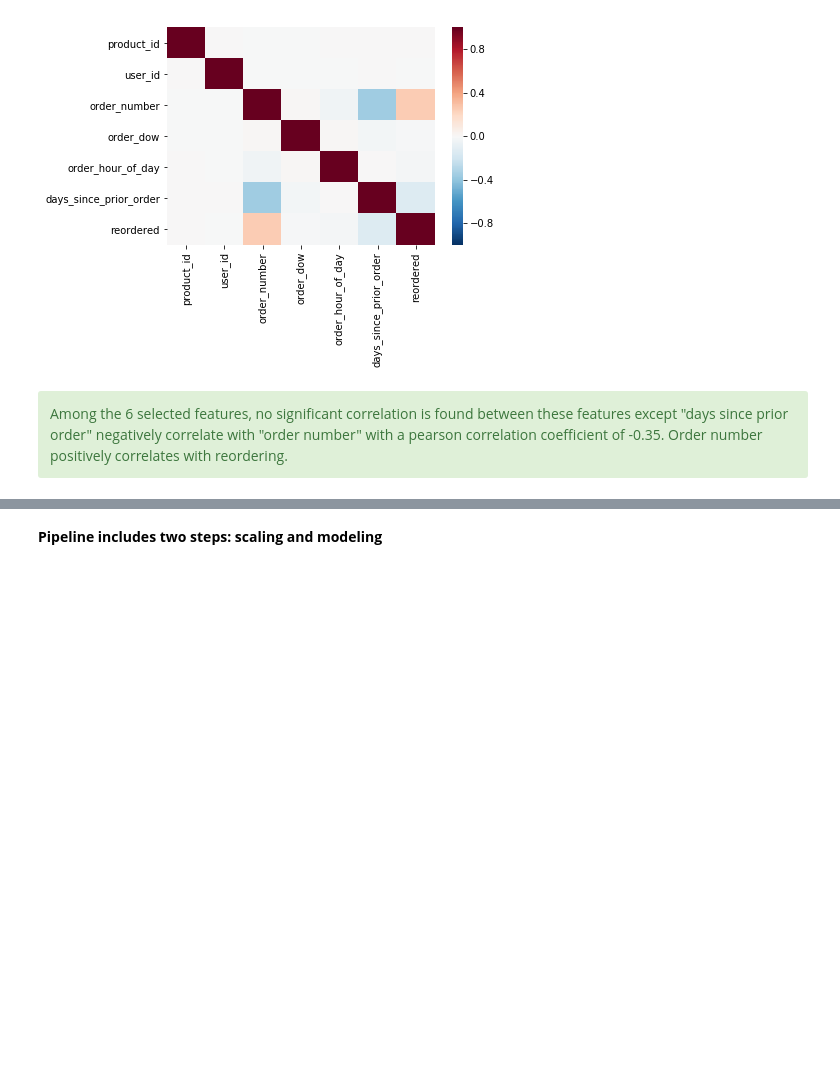
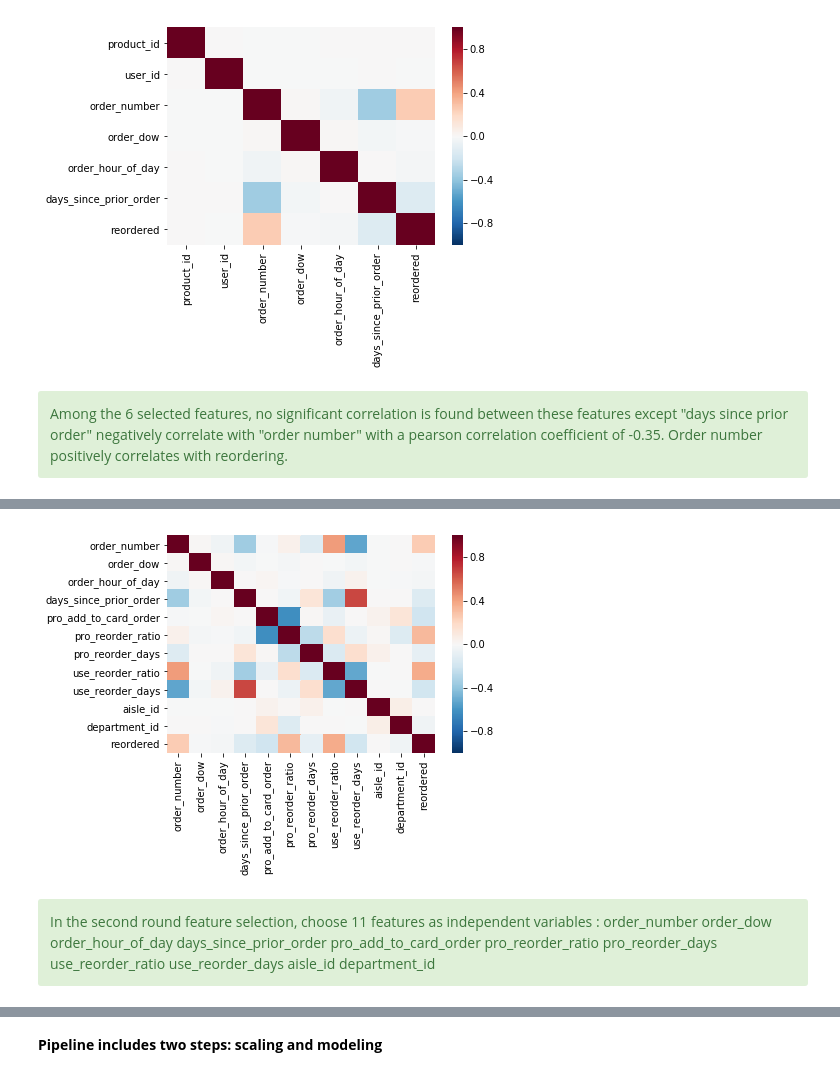
Before and after one commit to cfuther/Capstone-Project-1---Instacart, a Jupyter notebook: Capstone Project 1 - Predict Reorders.ipynb, the cells around one changed output, grey strips where cells are left out. Saved outputs shown, nothing was run; the diff lists cells and outputs as text; code cells hidden in the pictures; blank space fills up the shorter version.

```diff
--- a/Capstone Project 1 - Predict Reorders.ipynb
+++ b/Capstone Project 1 - Predict Reorders.ipynb
@@ -466,0 +467,8 @@ Among the 6 selected features, no significant correlation is found between these
+# %%
+# product properties
+# mean add to cart order of each product
+# product reorder ratio
+# product reorder time interval
+pro_fea = pr_ord.groupby(['product_id']).agg({'add_to_cart_order':np.mean,'reordered':np.mean,'days_since_prior_order':np.mean}).reset_index()
+pro_fea.columns = ['product_id','pro_add_to_card_order','pro_reorder_ratio','pro_reorder_days']
+print(pro_fea.head())
@@ -466,0 +482,5 @@ Among the 6 selected features, no significant correlation is found between these
+# %%
+# user properties
+use_fea = pr_ord.groupby(['user_id']).agg({'reordered':np.mean,'days_since_prior_order':np.mean}).reset_index()
+use_fea.columns = ['user_id','use_reorder_ratio','use_reorder_days']
+print(use_fea.head())
@@ -466,0 +494,4 @@ Among the 6 selected features, no significant correlation is found between these
+# %%
+# merge with product_order df
+pr_ord_new = pd.merge(pr_ord,pro_fea,on ='product_id',how='left').merge(use_fea,on='user_id',how='left')
+pr_ord_new.head()
@@ -466,0 +505,25 @@ Among the 6 selected features, no significant correlation is found between these
+# %%
+# features from 2nd round selection
+feature_2nd = ['order_number','order_dow', 'order_hour_of_day','days_since_prior_order','pro_add_to_card_order','pro_reorder_ratio','pro_reorder_days','use_reorder_ratio','use_reorder_days','aisle_id','department_id']
+feature_2nd.append('reordered')
+#correlation heatmap
+pr_cor_2nd = pr_ord_new[feature_2nd].corr()
+sns.heatmap(pr_cor_2nd,vmin=-1,vmax=1,cmap='RdBu_r')
+plt.show()
+# %% [output]
+[figure, added]
+# %% [markdown]
+<div class="alert alert-success">
+In the second round feature selection, choose 11 features as independent variables :
+order_number
+order_dow
+order_hour_of_day
+days_since_prior_order
+pro_add_to_card_order
+pro_reorder_ratio
+pro_reorder_days
+use_reorder_ratio
+use_reorder_days
+aisle_id
+department_id
+</div>
```
Also changed, not shown: parts of 41 cells of this notebook.
